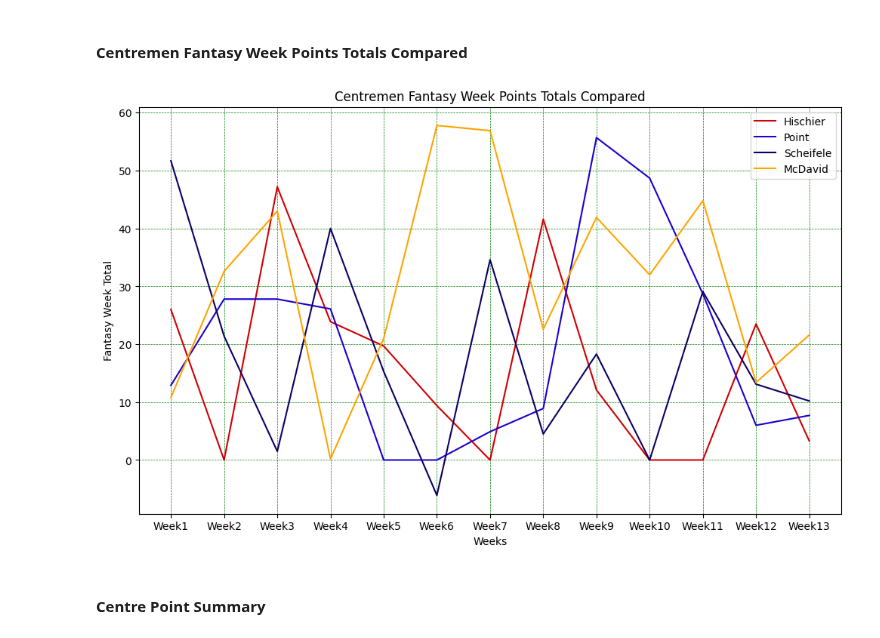
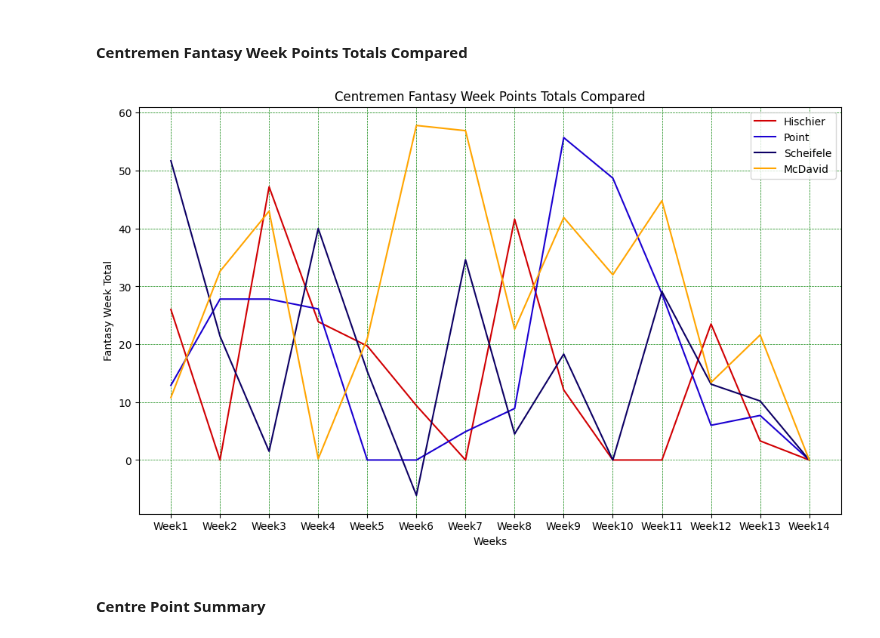
Before and after one commit to carsonbennett1/Hockey-Player-Analysis-Project, a Jupyter notebook: Fantasy_Analysis.ipynb, the cells around one changed output. Saved outputs shown, nothing was run; the diff lists cells and outputs as text; code cells hidden in the pictures.

```diff
--- a/Fantasy_Analysis.ipynb
+++ b/Fantasy_Analysis.ipynb
@@ -86,33 +86,38 @@ plt.show()
 # %%
 mcdavid_df = df[df['Name'] == 'C.McDavid']
 weeks = [col for col in df.columns if 'Week' in col]
 mcdavid_points = mcdavid_df[weeks].values.flatten()
 hischier_df = df[df['Name'] == 'N.Hischier']
 point_df = df[df['Name'] == 'B.Point']
 scheifele_df = df[df['Name'] == 'M.Scheifele']
 
 hischier_points = hischier_df[weeks].values.flatten()
 point_points = point_df[weeks].values.flatten()
 scheifele_points = scheifele_df[weeks].values.flatten()
+
+mcdavid_points = np.nan_to_num(mcdavid_points, nan=0)
+hischier_points = np.nan_to_num(hischier_points, nan=0)
+point_points = np.nan_to_num(point_points, nan=0)
+scheifele_points = np.nan_to_num(scheifele_points, nan=0)
 
 
 plt.figure(figsize=(12,7))
 
 plt.title("Centremen Fantasy Week Points Totals Compared")
 plt.xlabel("Weeks")
 plt.ylabel("Fantasy Week Total")
 
 plt.plot(weeks,hischier_points,color='#d10003')
 plt.plot(weeks,point_points,color='#1b00d1')
 plt.plot(weeks,scheifele_points,color='#0d0064')
 plt.plot(weeks,mcdavid_points,color='orange')
 plt.legend(["Hischier","Point","Scheifele","McDavid"], loc="upper right")
 
 plt.grid(color='green', linestyle='--', linewidth='0.5')
 
 plt.show()
 # %% [output]
-[figure, old version]
+[figure, new version]
 # %% [markdown]
 #### Centre Point Summary
 # %%
```
Also changed, not shown: parts of 1 cell of this notebook, 2 other files.
